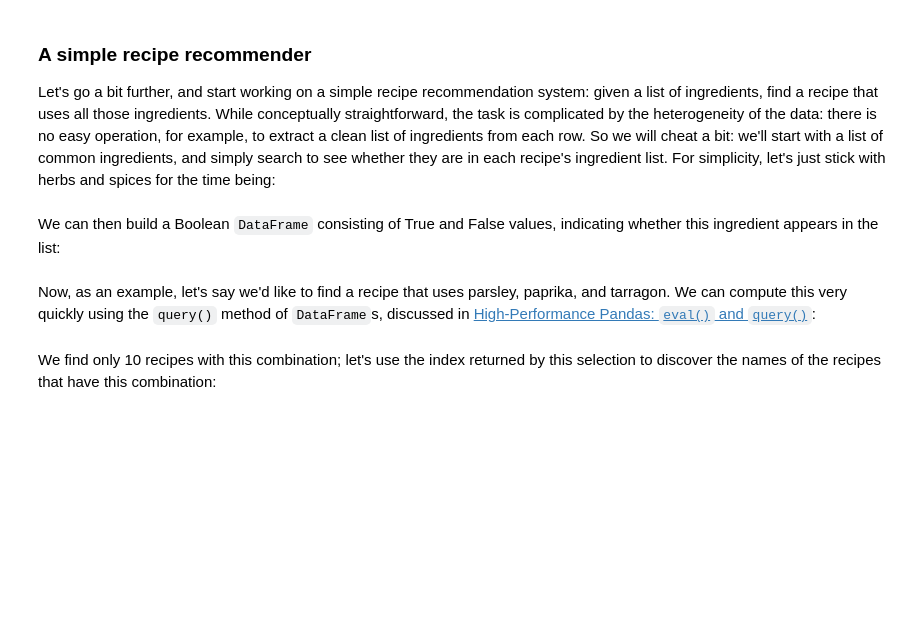
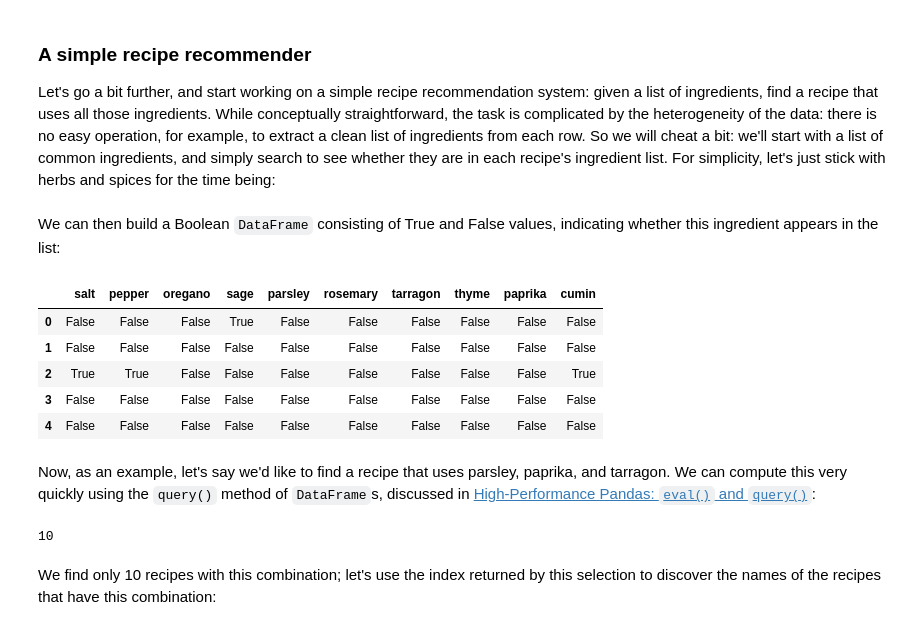
Before and after one commit to charlescoult/mec-mini-projects, a Jupyter notebook: 5.4.2-string-operations-in-pandas/Charles-Coulter_Working-With-Strings.ipynb, the cells around one changed output. Saved outputs shown, nothing was run; the diff lists cells and outputs as text; code cells hidden in the pictures; blank space fills up the shorter version.

```diff
--- a/5.4.2-string-operations-in-pandas/Charles-Coulter_Working-With-Strings.ipynb
+++ b/5.4.2-string-operations-in-pandas/Charles-Coulter_Working-With-Strings.ipynb
@@ -361,14 +416,26 @@ spice_list = ['salt', 'pepper', 'oregano', 'sage', 'parsley',
 We can then build a Boolean ``DataFrame`` consisting of True and False values, indicating whether this ingredient appears in the list:
 # %%
 import re
-spice_df = pd.DataFrame(dict((spice, recipes.ingredients.str.contains(spice, re.IGNORECASE))
-                             for spice in spice_list))
+spice_df = pd.DataFrame(
+    dict(
+        ( spice, recipes.ingredients.str.contains(spice, re.IGNORECASE) ) for spice in spice_list
+    )
+)
 spice_df.head()
+# %% [output]
+|  | salt | pepper | oregano | sage | parsley | rosemary | tarragon | thyme | paprika | cumin |
+| 0 | False | False | False | True | False | False | False | False | False | False |
+| 1 | False | False | False | False | False | False | False | False | False | False |
+| 2 | True | True | False | False | False | False | False | False | False | True |
+| 3 | False | False | False | False | False | False | False | False | False | False |
+| 4 | False | False | False | False | False | False | False | False | False | False |
 # %% [markdown]
 Now, as an example, let's say we'd like to find a recipe that uses parsley, paprika, and tarragon.
 We can compute this very quickly using the ``query()`` method of ``DataFrame``s, discussed in [High-Performance Pandas: ``eval()`` and ``query()``](03.12-Performance-Eval-and-Query.ipynb):
 # %%
 selection = spice_df.query('parsley & paprika & tarragon')
 len(selection)
+# %% [output]
+10
 # %% [markdown]
 We find only 10 recipes with this combination; let's use the index returned by this selection to discover the names of the recipes that have this combination:
```
Also changed, not shown: parts of 8 cells of this notebook.
